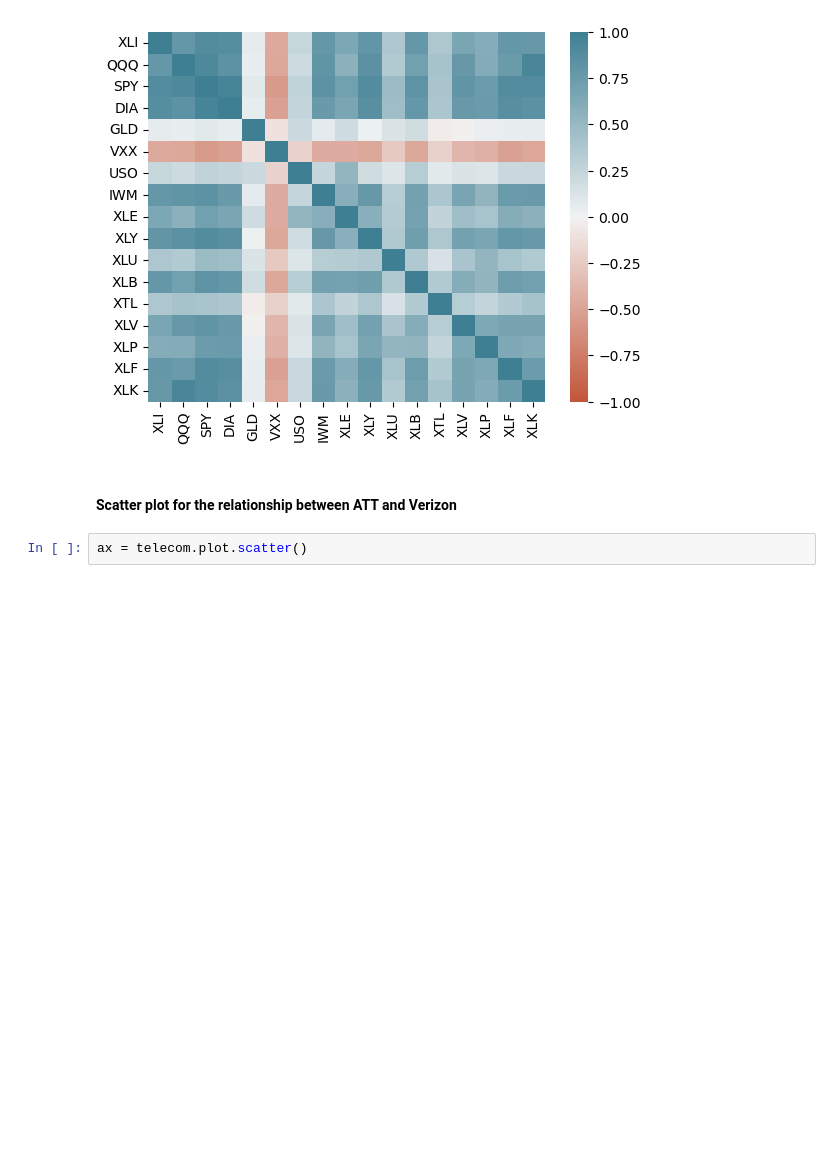
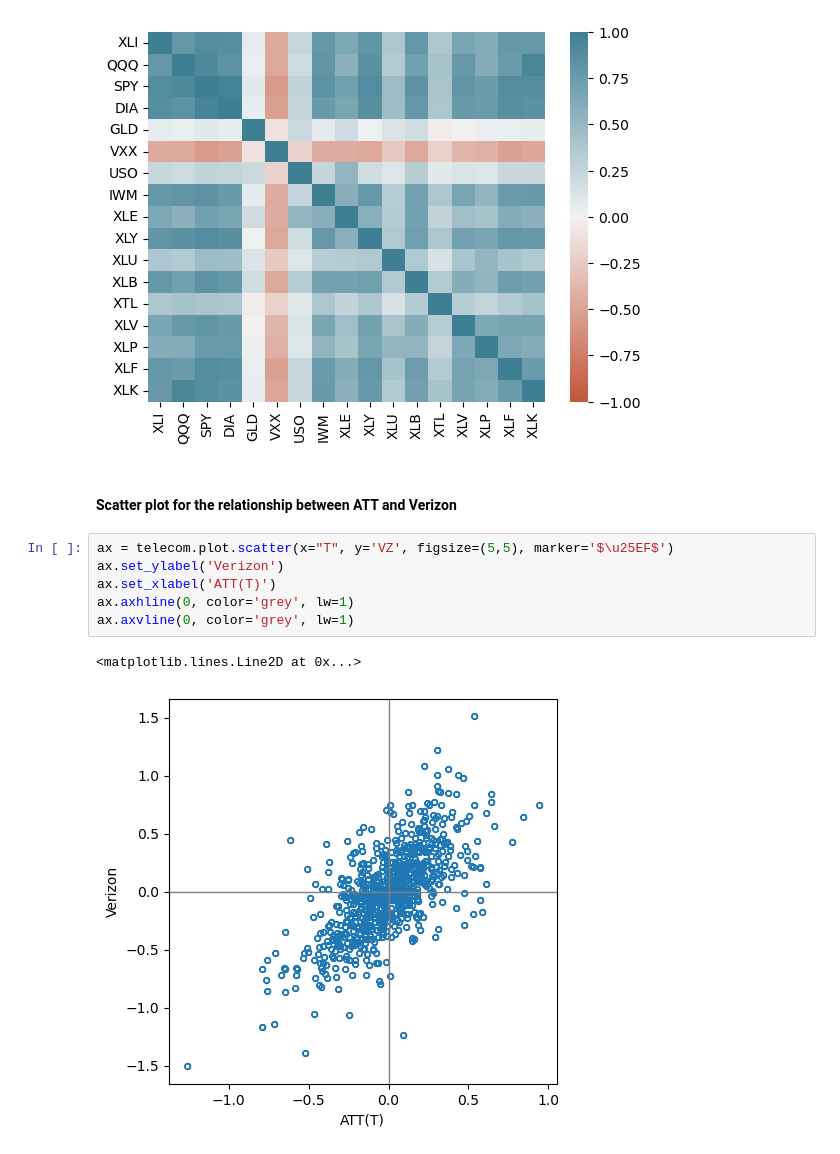
Before and after one commit to shailesh097/statistics_datascience, a Jupyter notebook: main.ipynb, the cells around one changed output. Cells and saved outputs as stored; diff of their text form; blank space fills up the shorter version.

Commit message:
added scatter plot

```diff
--- a/main.ipynb
+++ b/main.ipynb
@@ -205,5 +205,12 @@ sns.heatmap(etfs.corr(), vmin=-1, vmax=1, cmap=sns.diverging_palette(20, 220, as
 [figure]
 # %% [markdown]
 #### Scatter plot for the relationship between ATT and Verizon
-# %%
-ax = telecom.plot.scatter()
+# %%
+ax = telecom.plot.scatter(x="T", y='VZ', figsize=(5,5), marker='$\u25EF$')
+ax.set_ylabel('Verizon')
+ax.set_xlabel('ATT(T)')
+ax.axhline(0, color='grey', lw=1)
+ax.axvline(0, color='grey', lw=1)
+# %% [output]
+<matplotlib.lines.Line2D at 0x...>
+[figure, added]
```
Also changed, not shown: 1 other file.
